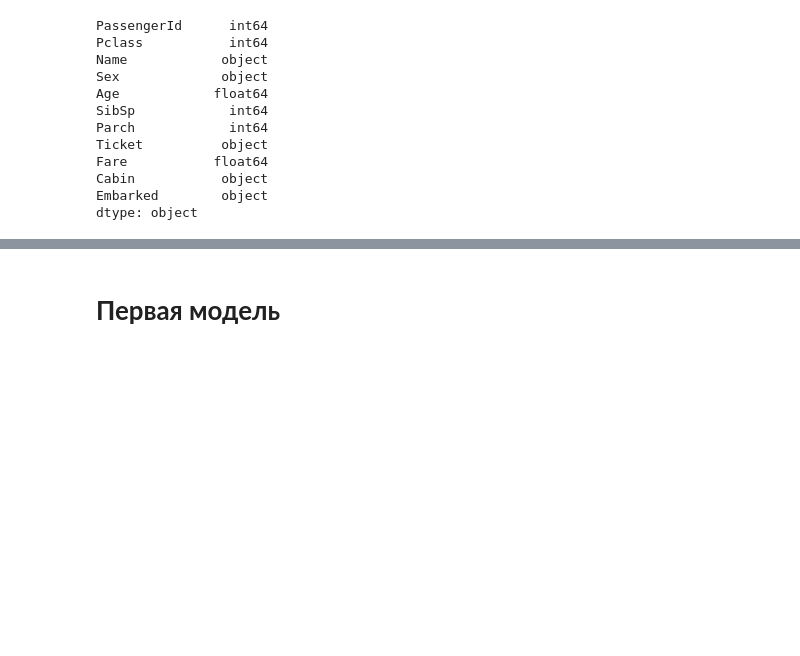
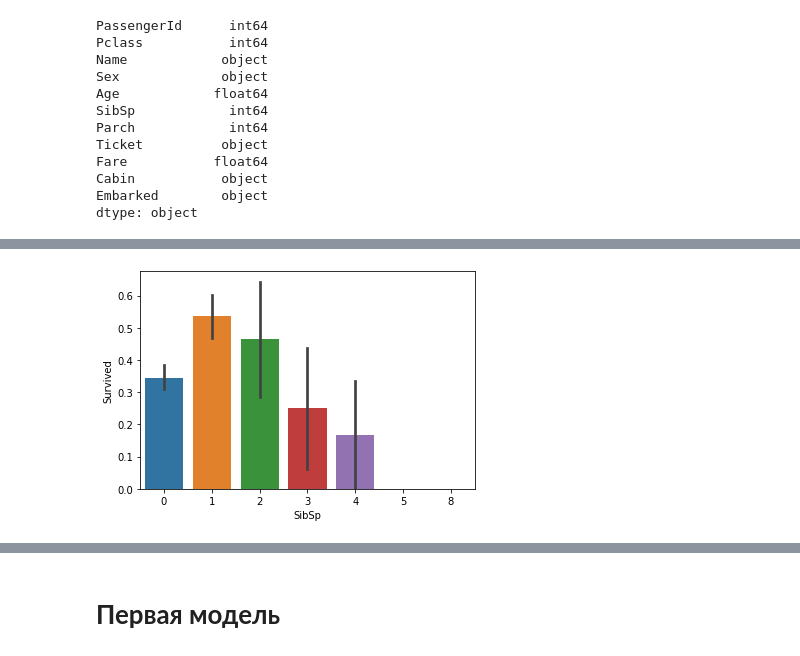
Before and after one commit to daniiomir/titanic_kaggle, a Jupyter notebook: tatanic_kaggle.ipynb, the cells around one changed output, grey strips where cells are left out. Saved outputs shown, nothing was run; the diff lists cells and outputs as text; code cells hidden in the pictures; blank space fills up the shorter version.

```diff
--- a/tatanic_kaggle.ipynb
+++ b/tatanic_kaggle.ipynb
@@ -172,0 +271,4 @@ dtype: object
+# %%
+sns.barplot(x='SibSp', y='Survived', data=for_viz);
+# %% [output]
+[figure, added]
```
Also changed, not shown: parts of 59 cells of this notebook.
